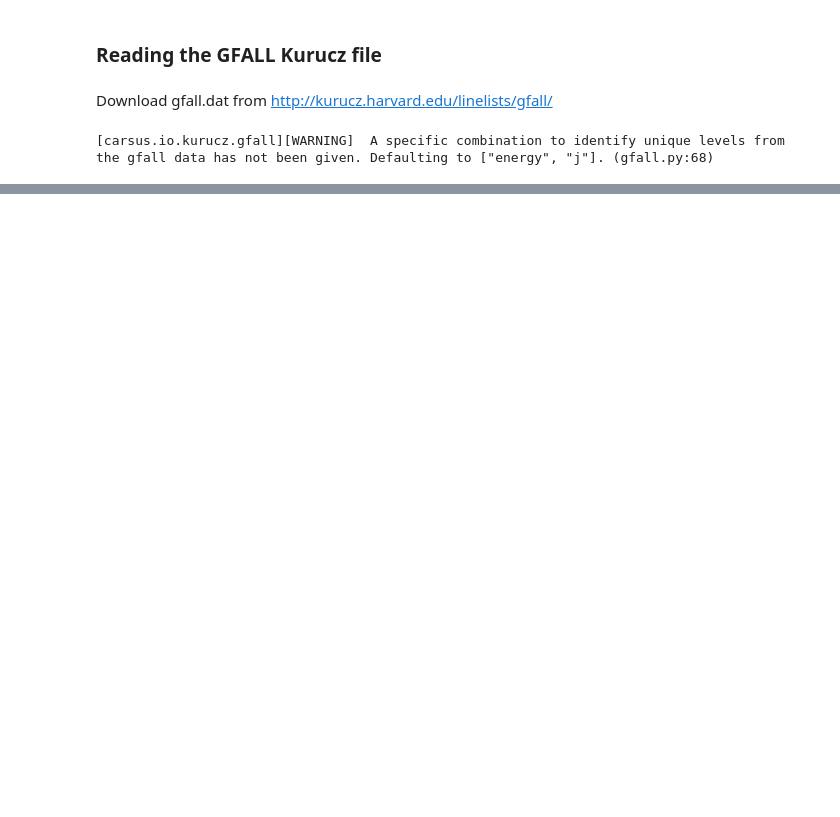
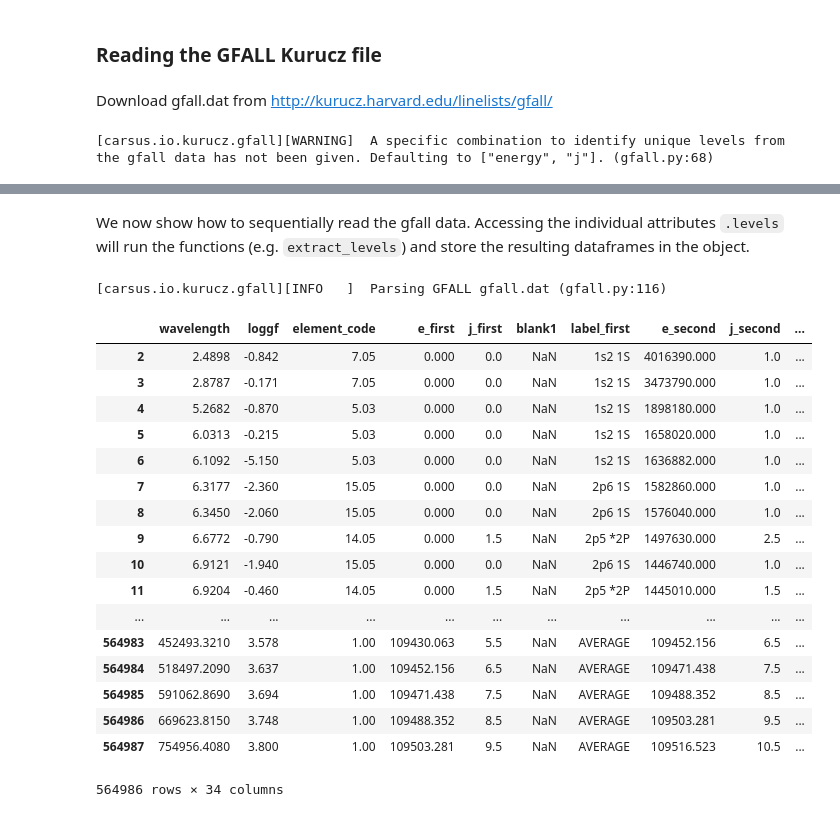
Before and after one commit to ymatsumu/carsus, a Jupyter notebook: docs/io/kurucz/reading_gfall.ipynb, the cells around one changed output, grey strips where cells are left out. Cells and saved outputs as stored; diff of their text form; code cells hidden in the pictures; blank space fills up the shorter version.

```diff
--- a/docs/io/kurucz/reading_gfall.ipynb
+++ b/docs/io/kurucz/reading_gfall.ipynb
@@ -8,5 +8,3 @@ Download gfall.dat from http://kurucz.harvard.edu/linelists/gfall/
 gfall_reader = GFALLReader('gfall.dat')
 # %% [output]
 [carsus.io.kurucz.gfall][WARNING]  A specific combination to identify unique levels from the gfall data has not been given. Defaulting to ["energy", "j"]. (gfall.py:68)
-# %%
-lines_lower_idx = gfall_reader.lines.set_index(['atomic_number', 'ion_charge', 'energy_lower', 'j_lower'])
@@ -67 +11,25 @@ lines
+# %% [markdown]
+We now show how to sequentially read the gfall data. Accessing the individual attributes `.levels` will run the functions (e.g. `extract_levels`) and store the resulting dataframes in the object.
+# %%
+gfall_reader.gfall_raw
+# %% [output]
+[carsus.io.kurucz.gfall][INFO   ]  Parsing GFALL gfall.dat (gfall.py:116)
+|  | wavelength | loggf | element_code | e_first | j_first | blank1 | label_first | e_second | j_second | ... |
+| 2 | 2.4898 | -0.842 | 7.05 | 0.000 | 0.0 | NaN | 1s2 1S | 4016390.000 | 1.0 | ... |
+| 3 | 2.8787 | -0.171 | 7.05 | 0.000 | 0.0 | NaN | 1s2 1S | 3473790.000 | 1.0 | ... |
+| 4 | 5.2682 | -0.870 | 5.03 | 0.000 | 0.0 | NaN | 1s2 1S | 1898180.000 | 1.0 | ... |
+| 5 | 6.0313 | -0.215 | 5.03 | 0.000 | 0.0 | NaN | 1s2 1S | 1658020.000 | 1.0 | ... |
+| 6 | 6.1092 | -5.150 | 5.03 | 0.000 | 0.0 | NaN | 1s2 1S | 1636882.000 | 1.0 | ... |
+| 7 | 6.3177 | -2.360 | 15.05 | 0.000 | 0.0 | NaN | 2p6 1S | 1582860.000 | 1.0 | ... |
+| 8 | 6.3450 | -2.060 | 15.05 | 0.000 | 0.0 | NaN | 2p6 1S | 1576040.000 | 1.0 | ... |
+| 9 | 6.6772 | -0.790 | 14.05 | 0.000 | 1.5 | NaN | 2p5 *2P | 1497630.000 | 2.5 | ... |
+| 10 | 6.9121 | -1.940 | 15.05 | 0.000 | 0.0 | NaN | 2p6 1S | 1446740.000 | 1.0 | ... |
+| 11 | 6.9204 | -0.460 | 14.05 | 0.000 | 1.5 | NaN | 2p5 *2P | 1445010.000 | 1.5 | ... |
+| ... | ... | ... | ... | ... | ... | ... | ... | ... | ... | ... |
+| 564983 | 452493.3210 | 3.578 | 1.00 | 109430.063 | 5.5 | NaN | AVERAGE | 109452.156 | 6.5 | ... |
+| 564984 | 518497.2090 | 3.637 | 1.00 | 109452.156 | 6.5 | NaN | AVERAGE | 109471.438 | 7.5 | ... |
+| 564985 | 591062.8690 | 3.694 | 1.00 | 109471.438 | 7.5 | NaN | AVERAGE | 109488.352 | 8.5 | ... |
+| 564986 | 669623.8150 | 3.748 | 1.00 | 109488.352 | 8.5 | NaN | AVERAGE | 109503.281 | 9.5 | ... |
+| 564987 | 754956.4080 | 3.800 | 1.00 | 109503.281 | 9.5 | NaN | AVERAGE | 109516.523 | 10.5 | ... |
+564986 rows × 34 columns
 # %%
```
Also changed, not shown: parts of 12 cells of this notebook.
